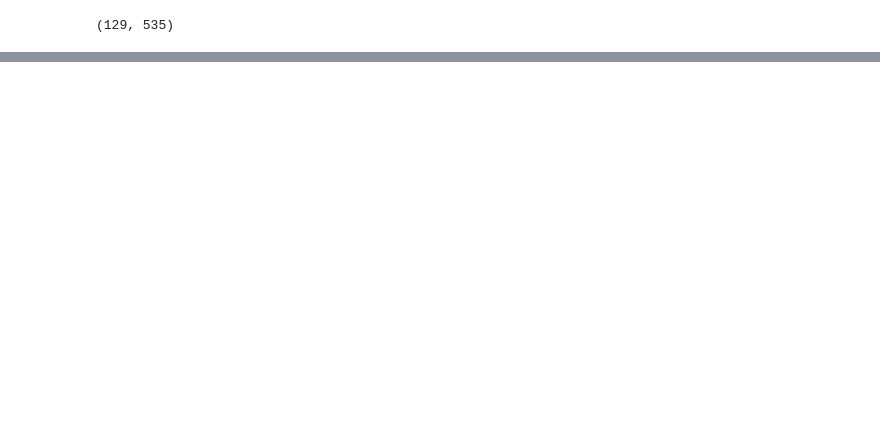
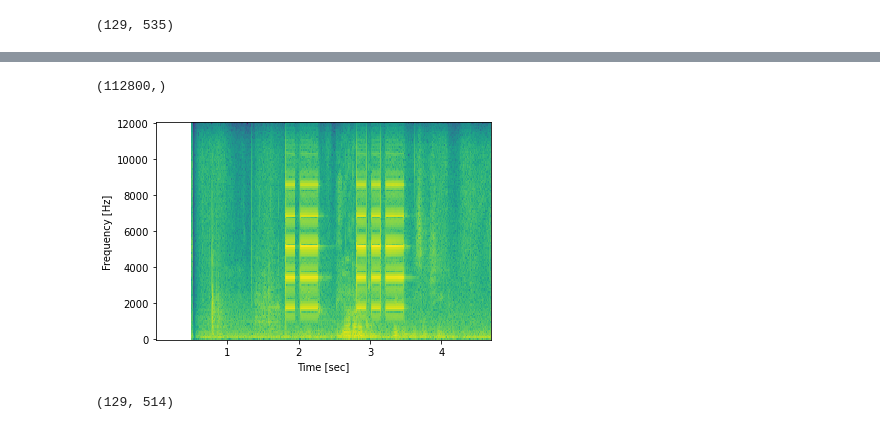
Before and after one commit to HiPatil/DL_STFU, a Jupyter notebook: Prediction Loop.ipynb, the cells around one changed output, grey strips where cells are left out. Saved outputs shown, nothing was run; the diff lists cells and outputs as text; code cells hidden in the pictures; blank space fills up the shorter version.

```diff
--- a/Prediction Loop.ipynb
+++ b/Prediction Loop.ipynb
@@ -25,3 +23,7 @@ sd.wait()
 # %% [output]
 Recording Audio
 Audio recording complete , Play Audio
+# %%
+##bleep for the loop
+b_sample, b_data = wavfile.read('long_beep.wav')
+sd.play(b_data, b_sample)
@@ -94,2 +57,0 @@ def stream_microphone(duration=5, sample_rate=24000, channels=1,blocksize = 1000
-# %%
-data = stream_microphone()
@@ -103,0 +111,2 @@ sd.play(data, sample_rate)
+# %%
+this_data = stream_microphone()
@@ -103,0 +131,14 @@ sd.play(data, sample_rate)
+# %%
+this_data.shape
+# %% [output]
+(112800,)
+# %%
+frequencies, times, spectrogram = signal.spectrogram(this_data.squeeze(), sample_rate)
+# %%
+plt.pcolormesh(times, frequencies, np.log(spectrogram)) ##log makes it prettier. for whatever reason.
+#plt.imshow(spectrogram)
+plt.ylabel('Frequency [Hz]')
+plt.xlabel('Time [sec]')
+plt.show()
+# %% [output]
+[figure, added]
@@ -103,0 +148,4 @@ sd.play(data, sample_rate)
+# %%
+spectrogram.shape
+# %% [output]
+(129, 514)
```
Also changed, not shown: parts of 13 cells of this notebook, 2 other files.
